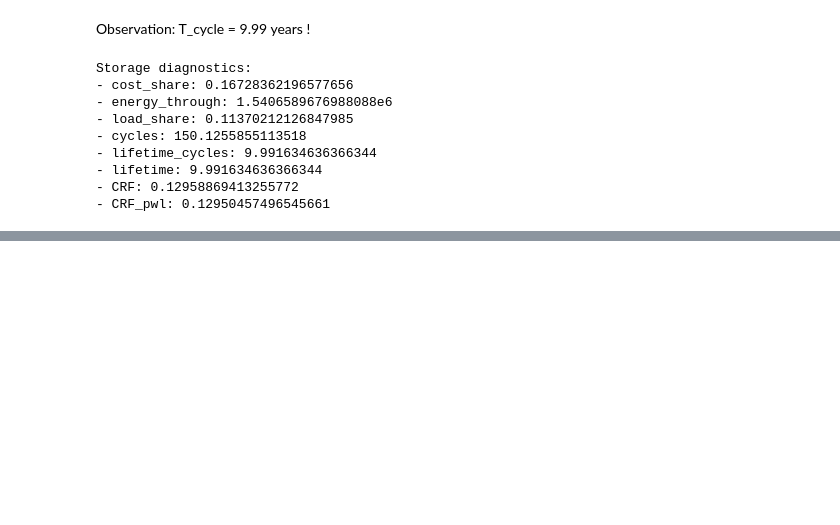
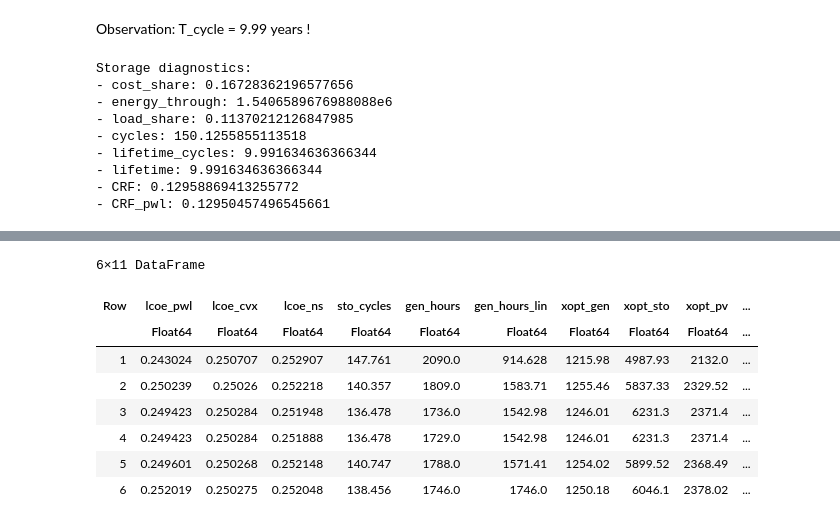
Before and after one commit to pierre-haessig/Microgrids.JuMP, a Jupyter notebook: Cvx_article_experiments.ipynb, the cells around one changed output, grey strips where cells are left out. Drawn from its saved outputs; the diff is of its cells as text; code cells hidden in the pictures; blank space fills up the shorter version.

```diff
--- a/Cvx_article_experiments.ipynb
+++ b/Cvx_article_experiments.ipynb
@@ -49,0 +44,7 @@ df = DataFrame(
+# %%
+df_results = DataFrame( # results
+    lcoe_pwl=Float64[], lcoe_cvx=Float64[], lcoe_ns=Float64[],
+    sto_cycles=Float64[], gen_hours=Float64[], gen_hours_lin=Float64[],
+    xopt_gen=Float64[], xopt_sto=Float64[], xopt_pv=Float64[], xopt_wind=Float64[],
+    topt=Float64[]
+)
@@ -965,2 +1120,12 @@ CSV.write("df_$n_exp.csv", df)Save experiments in CSV table
 # %%
-length(df)
+df_results
+# %% [output]
+6×11 DataFrame
+| Row | lcoe_pwl | lcoe_cvx | lcoe_ns | sto_cycles | gen_hours | gen_hours_lin | xopt_gen | xopt_sto | xopt_pv | ... |
+|  | Float64 | Float64 | Float64 | Float64 | Float64 | Float64 | Float64 | Float64 | Float64 | ... |
+| 1 | 0.243024 | 0.250707 | 0.252907 | 147.761 | 2090.0 | 914.628 | 1215.98 | 4987.93 | 2132.0 | ... |
+| 2 | 0.250239 | 0.25026 | 0.252218 | 140.357 | 1809.0 | 1583.71 | 1255.46 | 5837.33 | 2329.52 | ... |
+| 3 | 0.249423 | 0.250284 | 0.251948 | 136.478 | 1736.0 | 1542.98 | 1246.01 | 6231.3 | 2371.4 | ... |
+| 4 | 0.249423 | 0.250284 | 0.251888 | 136.478 | 1729.0 | 1542.98 | 1246.01 | 6231.3 | 2371.4 | ... |
+| 5 | 0.249601 | 0.250268 | 0.252148 | 140.747 | 1788.0 | 1571.41 | 1254.02 | 5899.52 | 2368.49 | ... |
+| 6 | 0.252019 | 0.250275 | 0.252048 | 138.456 | 1746.0 | 1746.0 | 1250.18 | 6046.1 | 2378.02 | ... |
```
Also changed, not shown: parts of 19 cells of this notebook, 2 other files.
